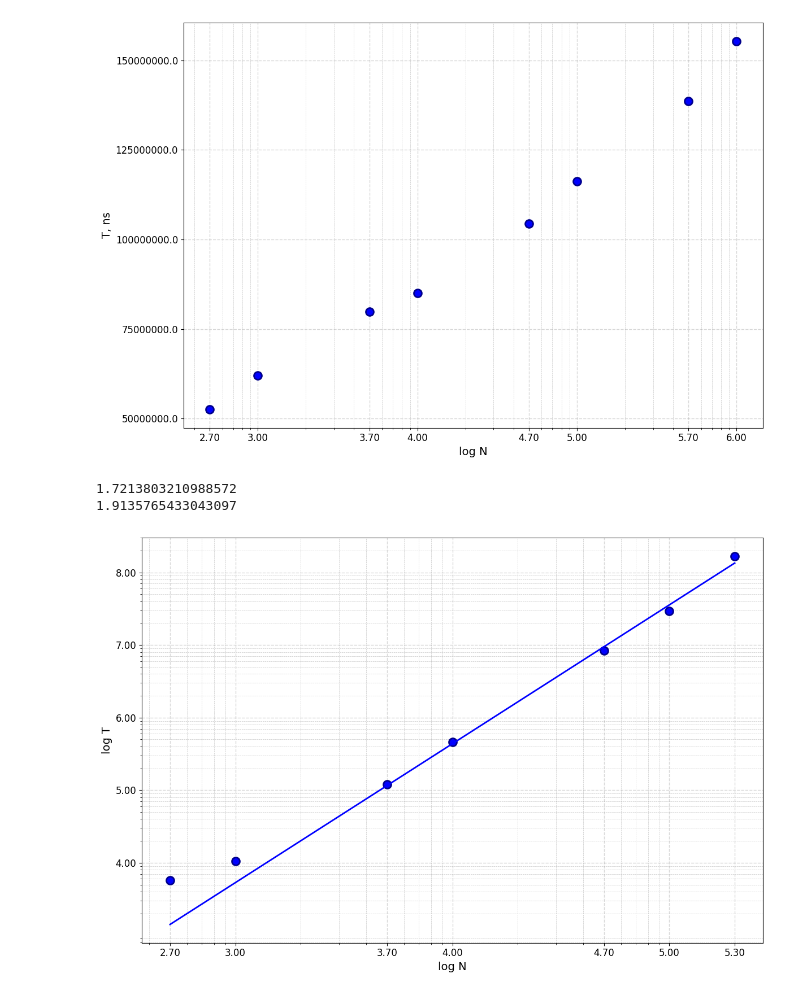
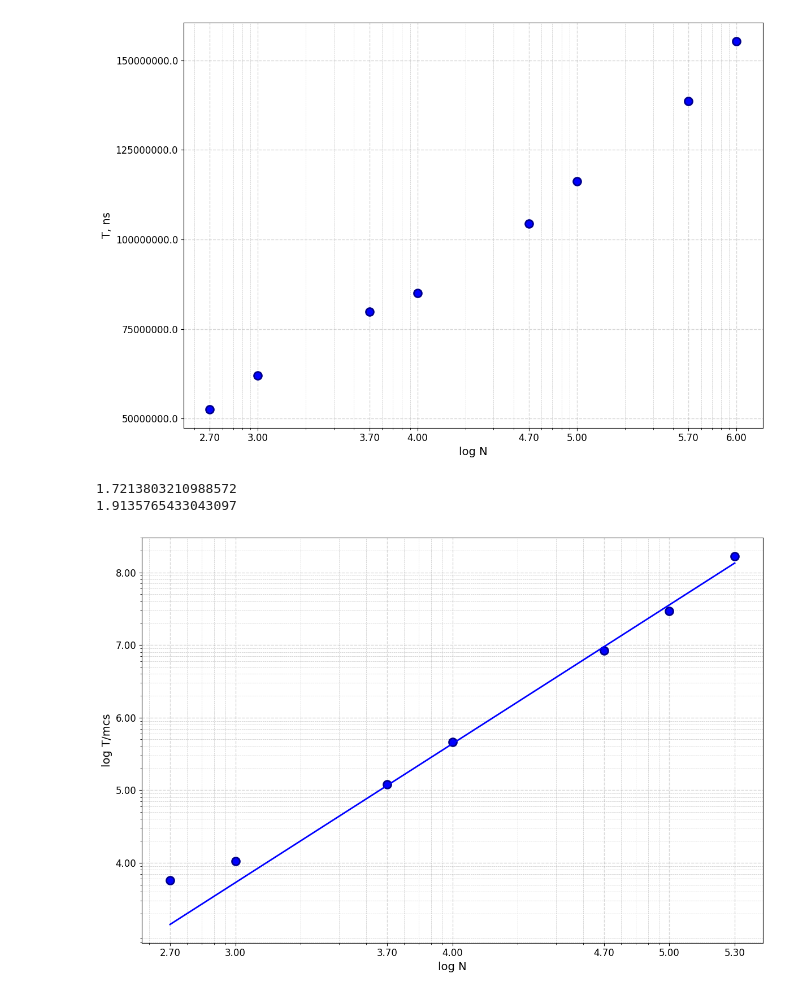
Before and after one commit to ak4235920/laboratory-mipt-2026-cpp, a Jupyter notebook: lab01/code/graphs.ipynb, the cells around one changed output. Drawn from its saved outputs; the diff is of its cells as text; code cells hidden in the pictures.

```diff
--- a/lab01/code/graphs.ipynb
+++ b/lab01/code/graphs.ipynb
@@ -78,35 +77,35 @@ plt.plot(x, y, 'bo', markersize=10, markeredgewidth=2, markeredgecolor='darkblue
 plt.xscale('log')
 plt.yscale('log')
 log_x = np.log10(x)
 log_y = np.log10(y)
 coeffs = np.polyfit(log_x, log_y, 1)
 k, b = coeffs
 plt.xlabel('log N', fontsize=14)
-plt.ylabel('log T', fontsize=14)
+plt.ylabel('log T/mcs', fontsize=14)
 custom_xticks = [500, 1000, 5000, 10000, 50000, 100000, 200000]
 custom_xtick_labels = [f'{np.log10(val):.2f}' for val in custom_xticks]
 plt.xticks(custom_xticks, custom_xtick_labels, fontsize=12)
 custom_yticks = [1e4, 1e5, 1e6, 1e7, 1e8]
 custom_ytick_labels = [f'{np.log10(val):.2f}' for val in custom_yticks]
 plt.yticks(custom_yticks, custom_ytick_labels, fontsize=12)
 plt.grid(True, which='both', linestyle='--', linewidth=0.5, alpha=0.7)
 plt.grid(True, which='major', linewidth=1, alpha=0.5)
 print(k)
 u = np.delete(log_x, [0, 1])
 v = np.delete(log_y, [0, 1])
 c = np.polyfit(u, v, 1)
 k1, b1 = c
 print(k1)
 x_fit = np.logspace(np.log10(min(x)), np.log10(max(x)), 100)
 y_fit = 10**b1 * x_fit**k1
 plt.plot(x_fit, y_fit, 'b-', linewidth=2)
 plt.tight_layout()
 plt.savefig('2.simple.pdf', bbox_inches='tight', facecolor='white')
 plt.show()
 # %% [output]
 1.7213803210988572
 1.9135765433043097
-[figure, old version]
+[figure, new version]
 # %%
 import matplotlib.pyplot as plt
 import numpy as np
```
Also changed, not shown: parts of 8 cells of this notebook.
